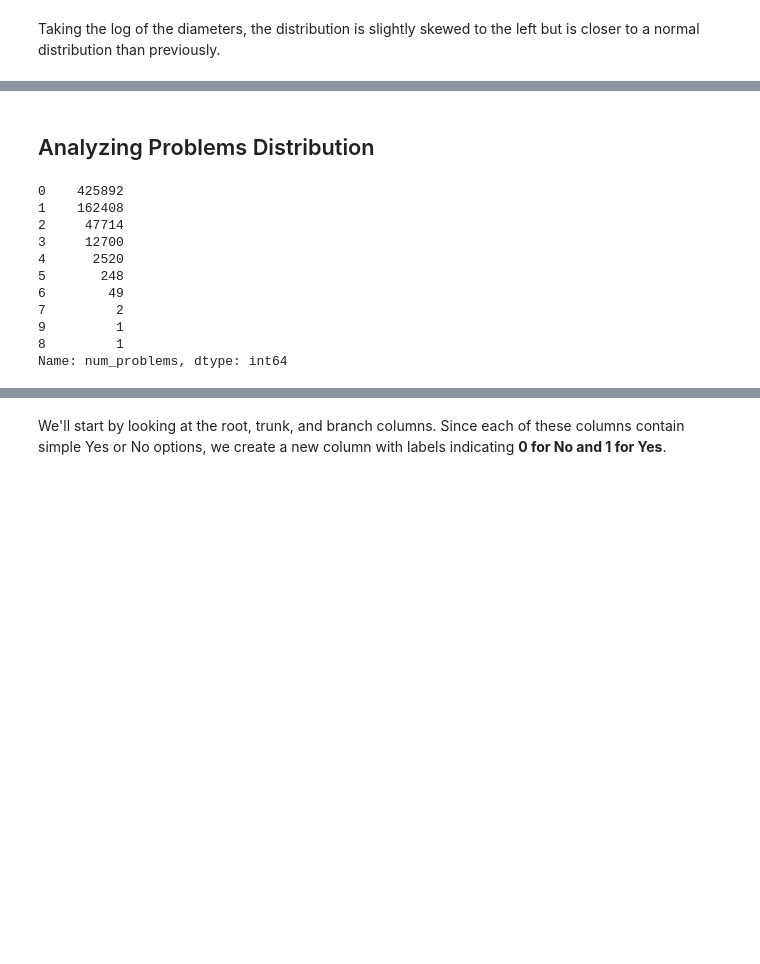
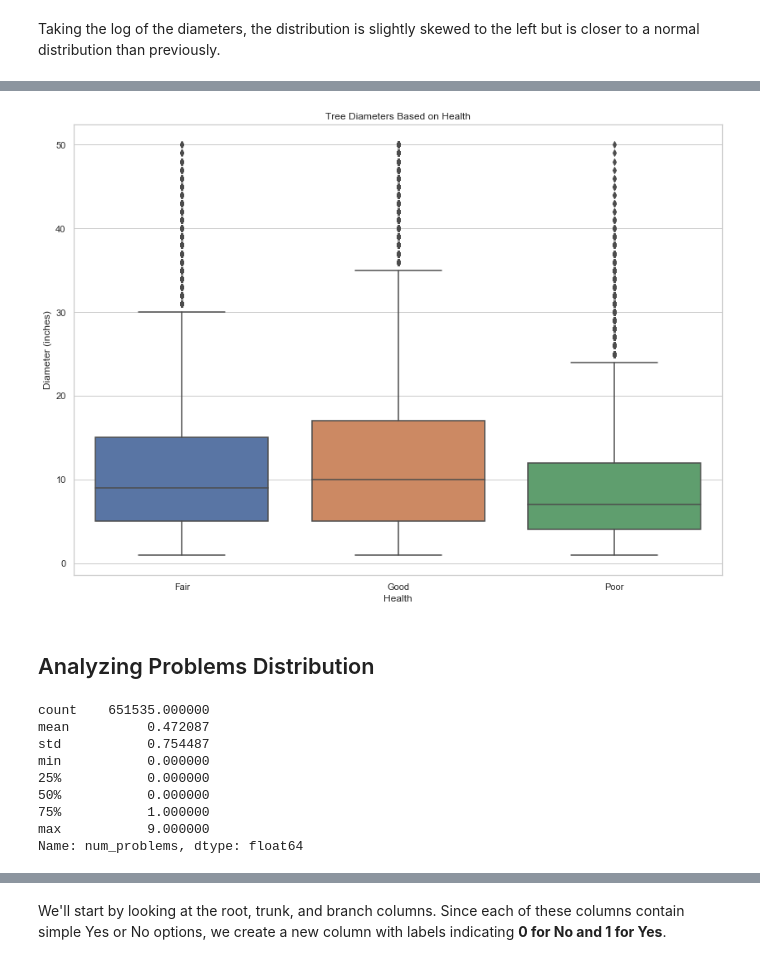
Before and after one commit to annasophiat/tree-health-census, a Jupyter notebook: tree_census_statistical_analysis.ipynb, the cells around one changed output, grey strips where cells are left out. Saved outputs shown, nothing was run; the diff lists cells and outputs as text; code cells hidden in the pictures; blank space fills up the shorter version.

```diff
--- a/tree_census_statistical_analysis.ipynb
+++ b/tree_census_statistical_analysis.ipynb
@@ -365,2 +415,14 @@ array([ 2., 32.])
+# %%
+diadata = tree[['health', 'tree_dbh']]
+
+sns.set(style="whitegrid")
+plt.figure(figsize=(14, 10))
+ax = sns.boxplot(x='health', y='tree_dbh', data=diadata)
+ax.set_xlabel('Health')
+ax.set_ylabel('Diameter (inches)')
+ax.set_title('Tree Diameters Based on Health')
+plt.show()
+# %% [output]
+[figure, added]
 # %%
 # look into the correlation, tree diameters can explain the health of a tree
@@ -372,16 +437,14 @@ array([ 2., 32.])
 # %% [markdown]
 ## Analyzing Problems Distribution
 # %%
-tree.num_problems.value_counts()
+tree.num_problems.describe()
 # %% [output]
-0    425892
-1    162408
-2     47714
-3     12700
-4      2520
-5       248
-6        49
-7         2
-9         1
-8         1
-Name: num_problems, dtype: int64
+count    651535.000000
+mean          0.472087
+std           0.754487
+min           0.000000
+25%           0.000000
+50%           0.000000
+75%           1.000000
+max           9.000000
+Name: num_problems, dtype: float64
```
Also changed, not shown: parts of 64 cells of this notebook, 1 other file.
